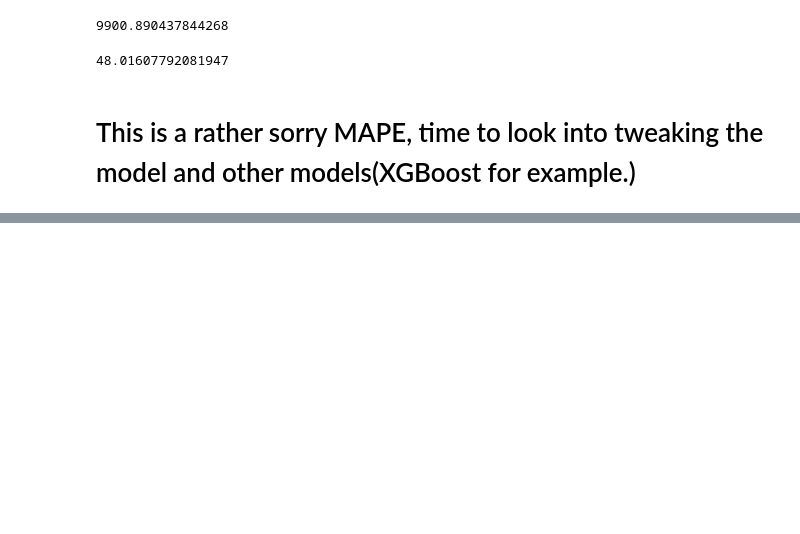
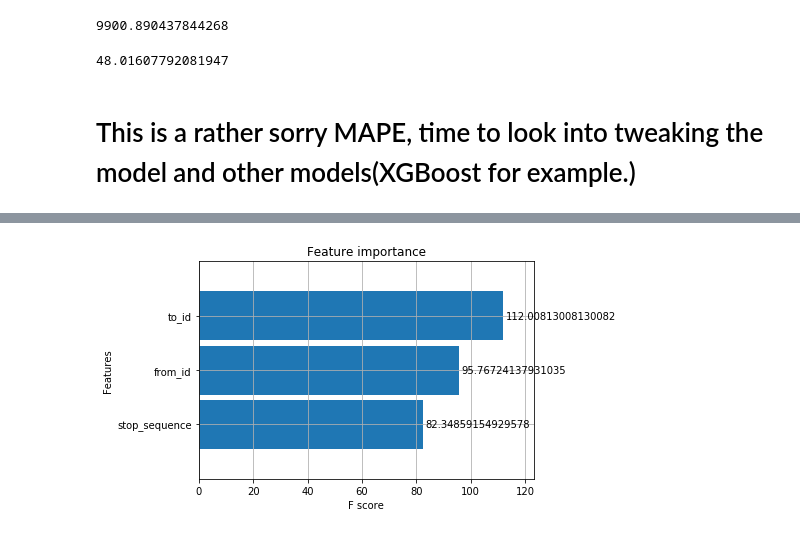
Before and after one commit to MichaelBurak/nj-transit-analysis, a Jupyter notebook: nj_transit_analysis.ipynb, the cells around one changed output, grey strips where cells are left out. Drawn from its saved outputs; the diff is of its cells as text; code cells hidden in the pictures; blank space fills up the shorter version.

```diff
--- a/nj_transit_analysis.ipynb
+++ b/nj_transit_analysis.ipynb
@@ -331,0 +398,4 @@ mean_absolute_percentage_error(y_true=df_test['y'],
+# %%
+_ = plot_importance(reg, height=0.9, importance_type="cover")
+# %% [output]
+[figure, added]
```
Also changed, not shown: parts of 39 cells of this notebook.
